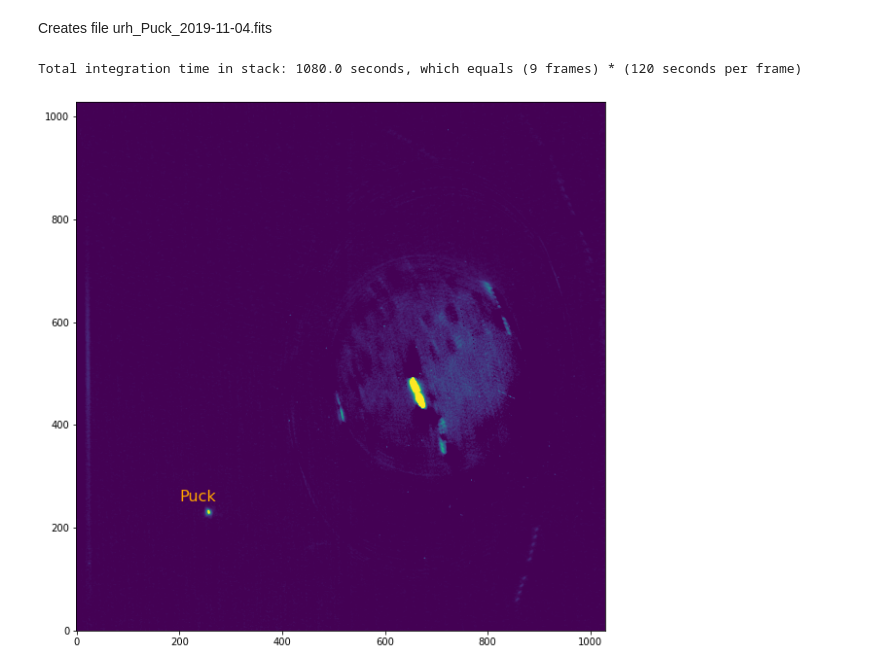
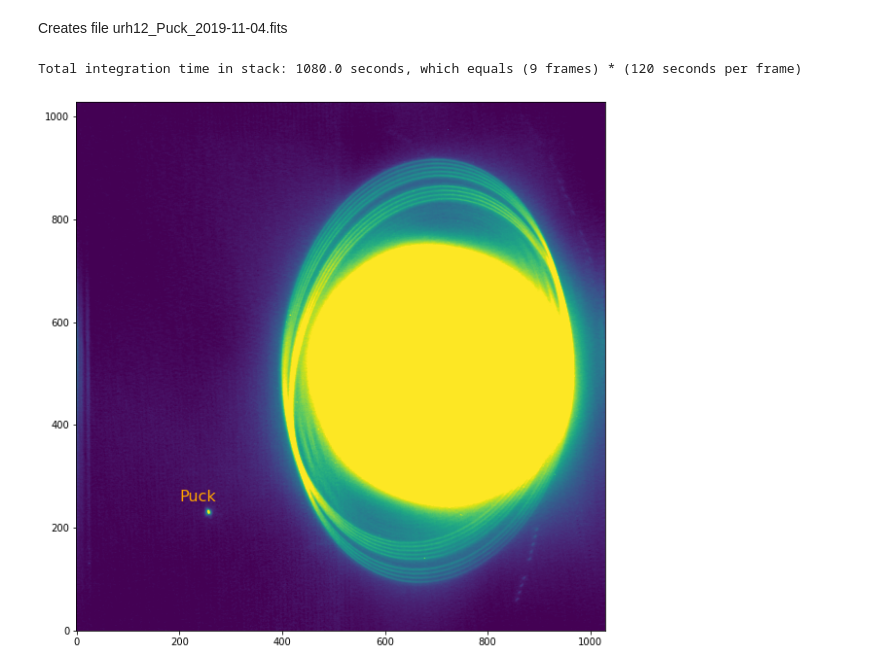
Before and after one commit to emolter/shift_stack_moons, a Jupyter notebook: example-run.ipynb, the cells around one changed output. Cells and saved outputs as stored; diff of their text form; code cells hidden in the pictures.

Commit message:
test for edge detect mode

```diff
--- a/example-run.ipynb
+++ b/example-run.ipynb
@@ -33,8 +33,8 @@ ephem = horizons_obj.ephemerides(quantities=6) #.to_pandas()
 # %%
 #ephem = ascii.read('ephem.txt')
 print(fnames)
-fits_out = shift_and_stack(fnames, ephem, instrument=instrument, difference=True, edge_detect=False, diagnostic_plots=False)
-#fits_out.writeto(outfname, overwrite=True)
+fits_out = shift_and_stack(fnames, ephem, instrument=instrument, difference=False, edge_detect=True, diagnostic_plots=False)
+fits_out.writeto(outfname, overwrite=True)
 # %% [output]
 ['/Users/emolter/research/keck/observations/nirc2/reduced/2019nov04/urh120.fits'
  '/Users/emolter/research/keck/observations/nirc2/reduced/2019nov04/urh121.fits'
@@ -55,16 +55,17 @@ Processing file 7 out of 9
 Processing file 8 out of 9
 Processing file 9 out of 9
 # %% [markdown]
-Creates file urh_Puck_2019-11-04.fits
+Creates file urh12_Puck_2019-11-04.fits
 # %%
 # Visualize the output
 stacked_data = fits_out[0].data
+hdr = fits_out[0].header
 print(f'Total integration time in stack: {hdr["ITIME"]} seconds, which equals ({len(fnames)} frames) * (120 seconds per frame)')
 
 fig, ax = plt.subplots(1,1,figsize=(10,10))
-ax.imshow(stacked_data, origin='lower', vmin=0, vmax = stacked_data.max()/4)
+ax.imshow(stacked_data, origin='lower', vmin=0, vmax = stacked_data.max()/50)
 ax.text(200, 250, 'Puck', color='orange', fontsize=16)
 plt.show()
 # %% [output]
 Total integration time in stack: 1080.0 seconds, which equals (9 frames) * (120 seconds per frame)
-[figure, old version]
+[figure, new version]
```
Also changed, not shown: 5 other files.
